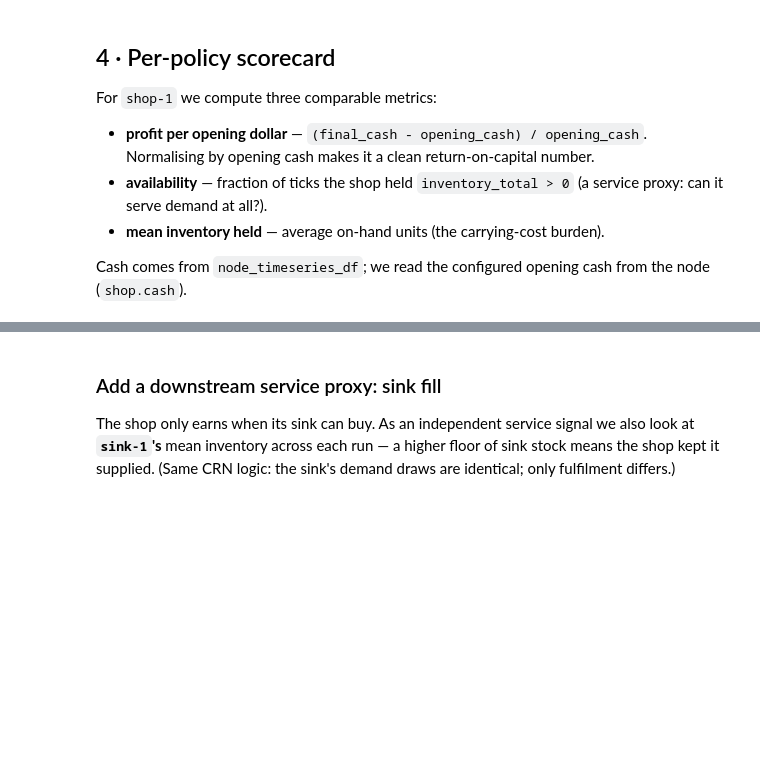
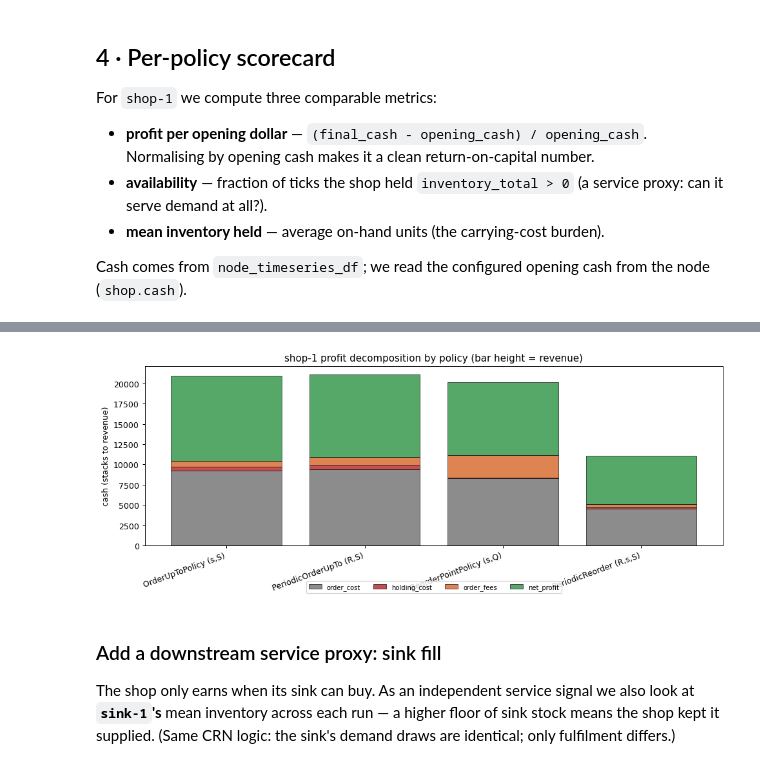
Before and after one commit to mjordanic/supply_chain_simulator, a Jupyter notebook: notebooks/04-policy-comparison.ipynb, the cells around one changed output, grey strips where cells are left out. Cells and saved outputs as stored; diff of their text form; code cells hidden in the pictures; blank space fills up the shorter version.

```diff
--- a/notebooks/04-policy-comparison.ipynb
+++ b/notebooks/04-policy-comparison.ipynb
@@ -268,3 +361,24 @@ scorecard
+# %%
+# Stacked cost breakdown: order_cost + holding_cost + order_fees build up to
+# revenue; the gap left at the top of each bar is net_profit. The new economics
+# (holding_cost + order_fees) are the slices the old engine never charged.
+fig, ax = plt.subplots(figsize=(11, 4.5))
+parts = ["order_cost", "holding_cost", "order_fees", "net_profit"]
+part_colors = ["#8C8C8C", "#C44E52", "#DD8452", "#55A868"]
+
+bottom = pd.Series(0.0, index=decomp.index)
+for part, c in zip(parts, part_colors):
+    ax.bar(decomp.index, decomp[part], bottom=bottom, label=part,
+           color=c, edgecolor="black", linewidth=0.5)
+    bottom = bottom + decomp[part]
+
+ax.set_ylabel("cash (stacks to revenue)")
+ax.set_title("shop-1 profit decomposition by policy (bar height = revenue)")
+ax.set_xticklabels(decomp.index, rotation=20, ha="right")
+ax.legend(fontsize=8, ncol=4, loc="upper center", bbox_to_anchor=(0.5, -0.18))
+plt.tight_layout(); plt.show()
+# %% [output]
+[figure, added]
 # %% [markdown]
 ### Add a downstream service proxy: sink fill
 
```
Also changed, not shown: parts of 9 cells of this notebook, 10 other files.
